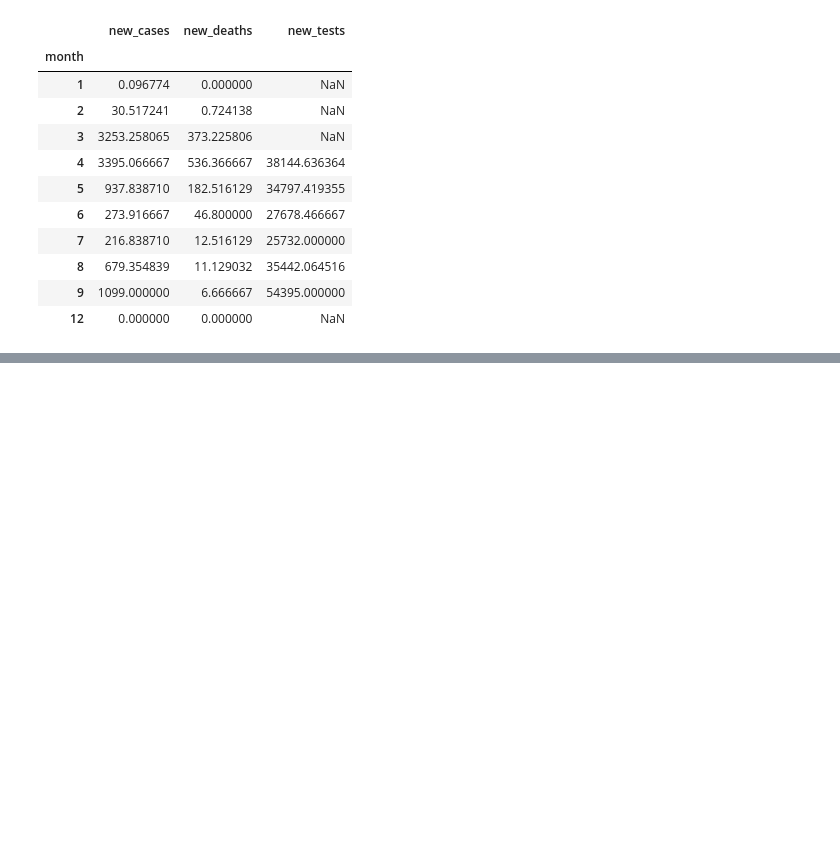
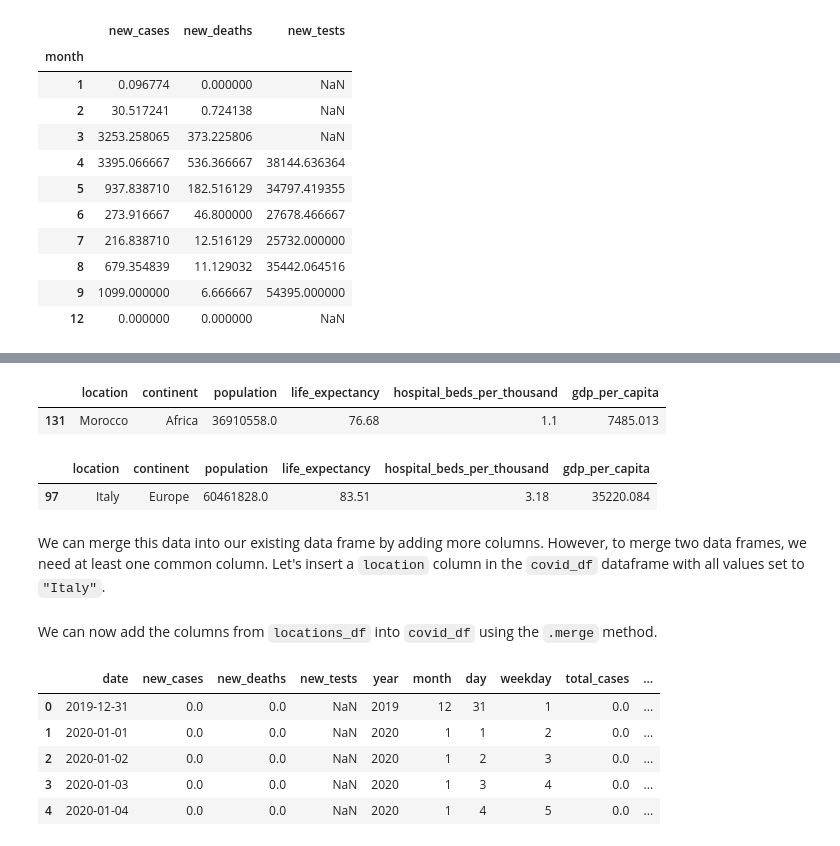
Before and after one commit to dajebbar/Jovian_Data_Analysis_with_python, a Jupyter notebook: Lesson_4_Analyzing_Tabular_Data_with_Pandas/analyzing tabular with pandas.ipynb, the cells around one changed output, grey strips where cells are left out. Drawn from its saved outputs; the diff is of its cells as text; code cells hidden in the pictures; blank space fills up the shorter version.

```diff
--- a/Lesson_4_Analyzing_Tabular_Data_with_Pandas/analyzing tabular with pandas.ipynb
+++ b/Lesson_4_Analyzing_Tabular_Data_with_Pandas/analyzing tabular with pandas.ipynb
@@ -505,0 +547,5 @@ covid_month_mean_df
+# %%
+url = 'https://gist.githubusercontent.com/aakashns/8684589ef4f266116cdce023377fc9c8/raw/99ce3826b2a9d1e6d0bde7e9e559fc8b6e9ac88b/locations.csv'
+destination = 'locations.csv'
+
+urlretrieve(url, destination)
@@ -505,0 +554,3 @@ covid_month_mean_df
+# %%
+locations_df = pd.read_csv(destination)
+locations_df.head()
@@ -505,0 +564,26 @@ covid_month_mean_df
+# %%
+locations_df[locations_df['location'] == 'Morocco']
+# %% [output]
+|  | location | continent | population | life_expectancy | hospital_beds_per_thousand | gdp_per_capita |
+| 131 | Morocco | Africa | 36910558.0 | 76.68 | 1.1 | 7485.013 |
+# %%
+locations_df[locations_df.location == 'Italy']
+# %% [output]
+|  | location | continent | population | life_expectancy | hospital_beds_per_thousand | gdp_per_capita |
+| 97 | Italy | Europe | 60461828.0 | 83.51 | 3.18 | 35220.084 |
+# %% [markdown]
+We can merge this data into our existing data frame by adding more columns. However, to merge two data frames, we need at least one common column. Let's insert a `location` column in the `covid_df` dataframe with all values set to `"Italy"`.
+# %%
+covid_df['location'] = 'Italy'
+# %% [markdown]
+We can now add the columns from `locations_df` into `covid_df` using the `.merge` method.
+# %%
+merged_df = covid_df.merge(locations_df, on='location')
+merged_df.head()
+# %% [output]
+|  | date | new_cases | new_deaths | new_tests | year | month | day | weekday | total_cases | ... |
+| 0 | 2019-12-31 | 0.0 | 0.0 | NaN | 2019 | 12 | 31 | 1 | 0.0 | ... |
+| 1 | 2020-01-01 | 0.0 | 0.0 | NaN | 2020 | 1 | 1 | 2 | 0.0 | ... |
+| 2 | 2020-01-02 | 0.0 | 0.0 | NaN | 2020 | 1 | 2 | 3 | 0.0 | ... |
+| 3 | 2020-01-03 | 0.0 | 0.0 | NaN | 2020 | 1 | 3 | 4 | 0.0 | ... |
+| 4 | 2020-01-04 | 0.0 | 0.0 | NaN | 2020 | 1 | 4 | 5 | 0.0 | ... |
```
Also changed, not shown: parts of 23 cells of this notebook.
